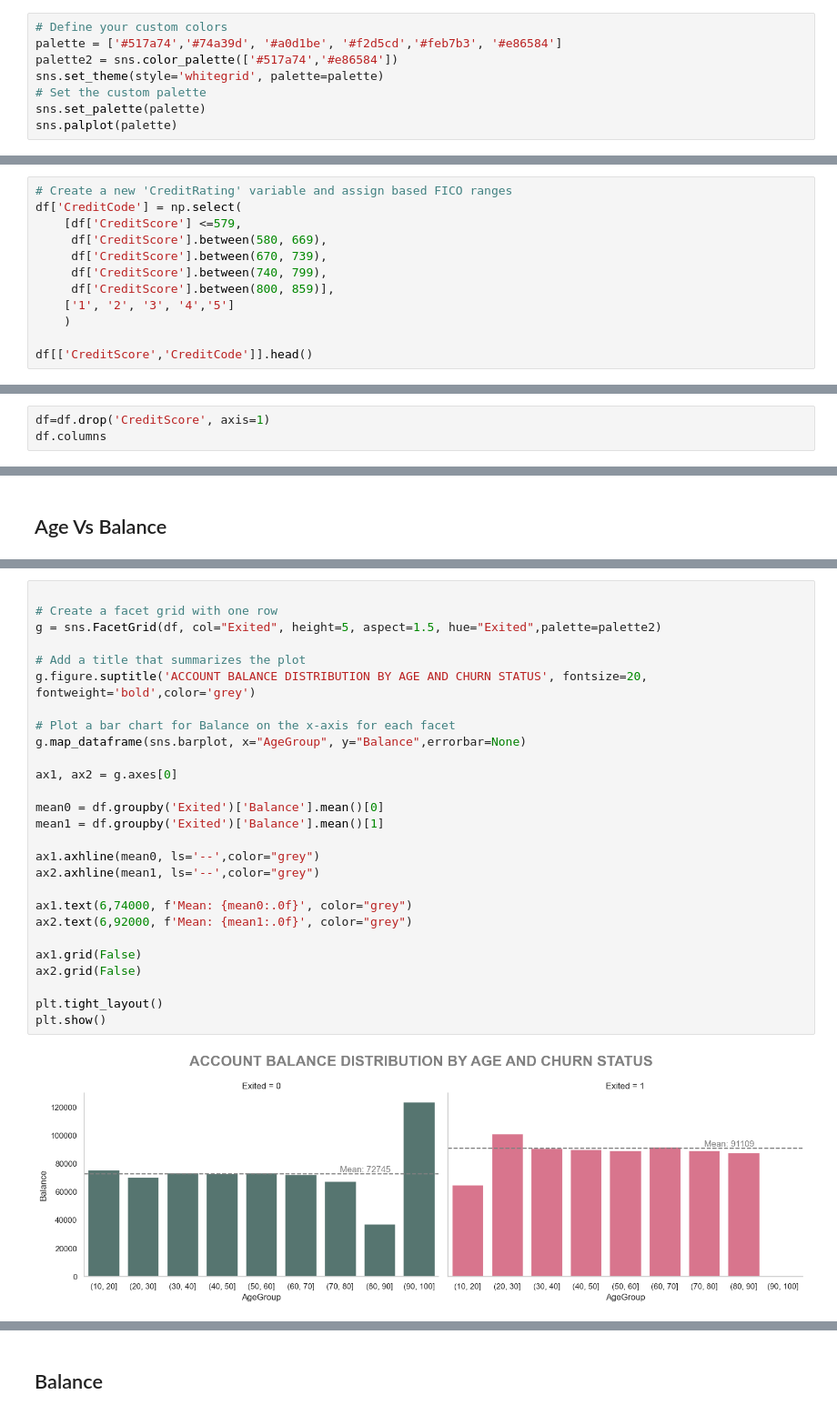
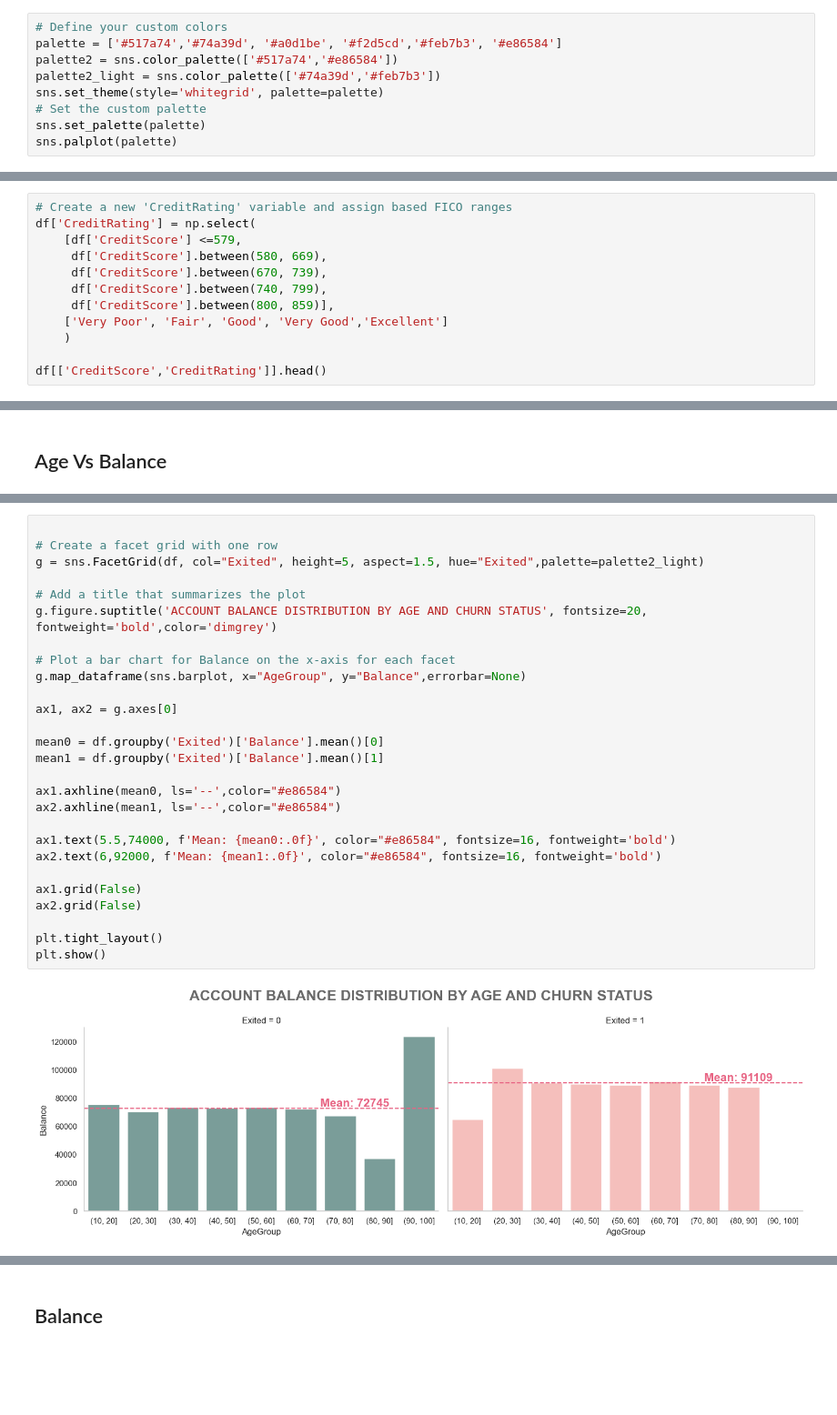
Before and after one commit to aprilhong/bankchurn, a Jupyter notebook: notebooks/1.0_bank_exploratory_data_analysis.ipynb, the cells around one changed output, grey strips where cells are left out. Shown at 91% size. Cells and saved outputs as stored; diff of their text form; blank space fills up the shorter version.

```diff
--- a/notebooks/1.0_bank_exploratory_data_analysis.ipynb
+++ b/notebooks/1.0_bank_exploratory_data_analysis.ipynb
@@ -22,6 +22,7 @@ warnings.simplefilter(action='ignore', category=FutureWarning)
 # Define your custom colors
 palette = ['#517a74','#74a39d', '#a0d1be', '#f2d5cd','#feb7b3', '#e86584']
 palette2 = sns.color_palette(['#517a74','#e86584'])
+palette2_light = sns.color_palette(['#74a39d','#feb7b3'])
 sns.set_theme(style='whitegrid', palette=palette)
 # Set the custom palette
 sns.set_palette(palette)
@@ -328,14 +329,14 @@ Create a new variable `CreditCode` to assign each CreditScore to a rating
 ##### CreditRating
 # %%
 # Create a new 'CreditRating' variable and assign based FICO ranges
-df['CreditCode'] = np.select(
+df['CreditRating'] = np.select(
     [df['CreditScore'] <=579,
      df['CreditScore'].between(580, 669),
      df['CreditScore'].between(670, 739),
      df['CreditScore'].between(740, 799),
      df['CreditScore'].between(800, 859)],
-    ['1', '2', '3', '4','5']
+    ['Very Poor', 'Fair', 'Good', 'Very Good','Excellent']
     )
 
-df[['CreditScore','CreditCode']].head()
+df[['CreditScore','CreditRating']].head()
 # %% [output]
@@ -348,3 +348,0 @@ df[['CreditScore','CreditCode']].head()
-# %%
-df=df.drop('CreditScore', axis=1)
-df.columns
@@ -519,30 +537,30 @@ df[['Age','AgeGroup']].head()
 # %%
 
 # Create a facet grid with one row
-g = sns.FacetGrid(df, col="Exited", height=5, aspect=1.5, hue="Exited",palette=palette2)
+g = sns.FacetGrid(df, col="Exited", height=5, aspect=1.5, hue="Exited",palette=palette2_light)
 
 # Add a title that summarizes the plot
-g.figure.suptitle('ACCOUNT BALANCE DISTRIBUTION BY AGE AND CHURN STATUS', fontsize=20, fontweight='bold',color='grey')
+g.figure.suptitle('ACCOUNT BALANCE DISTRIBUTION BY AGE AND CHURN STATUS', fontsize=20, fontweight='bold',color='dimgrey')
 
 # Plot a bar chart for Balance on the x-axis for each facet
 g.map_dataframe(sns.barplot, x="AgeGroup", y="Balance",errorbar=None)
 
 ax1, ax2 = g.axes[0]
 
 mean0 = df.groupby('Exited')['Balance'].mean()[0]
 mean1 = df.groupby('Exited')['Balance'].mean()[1]
 
-ax1.axhline(mean0, ls='--',color="grey")
-ax2.axhline(mean1, ls='--',color="grey")
+ax1.axhline(mean0, ls='--',color="#e86584")
+ax2.axhline(mean1, ls='--',color="#e86584")
 
-ax1.text(6,74000, f'Mean: {mean0:.0f}', color="grey")
-ax2.text(6,92000, f'Mean: {mean1:.0f}', color="grey")
+ax1.text(5.5,74000, f'Mean: {mean0:.0f}', color="#e86584", fontsize=16, fontweight='bold')
+ax2.text(6,92000, f'Mean: {mean1:.0f}', color="#e86584", fontsize=16, fontweight='bold')
 
 ax1.grid(False)
 ax2.grid(False)
 
 plt.tight_layout()
 plt.show()
 # %% [output]
-[figure, old version]
+[figure, new version]
 # %% [markdown]
```
Also changed, not shown: parts of 62 cells of this notebook, 4 other files.
